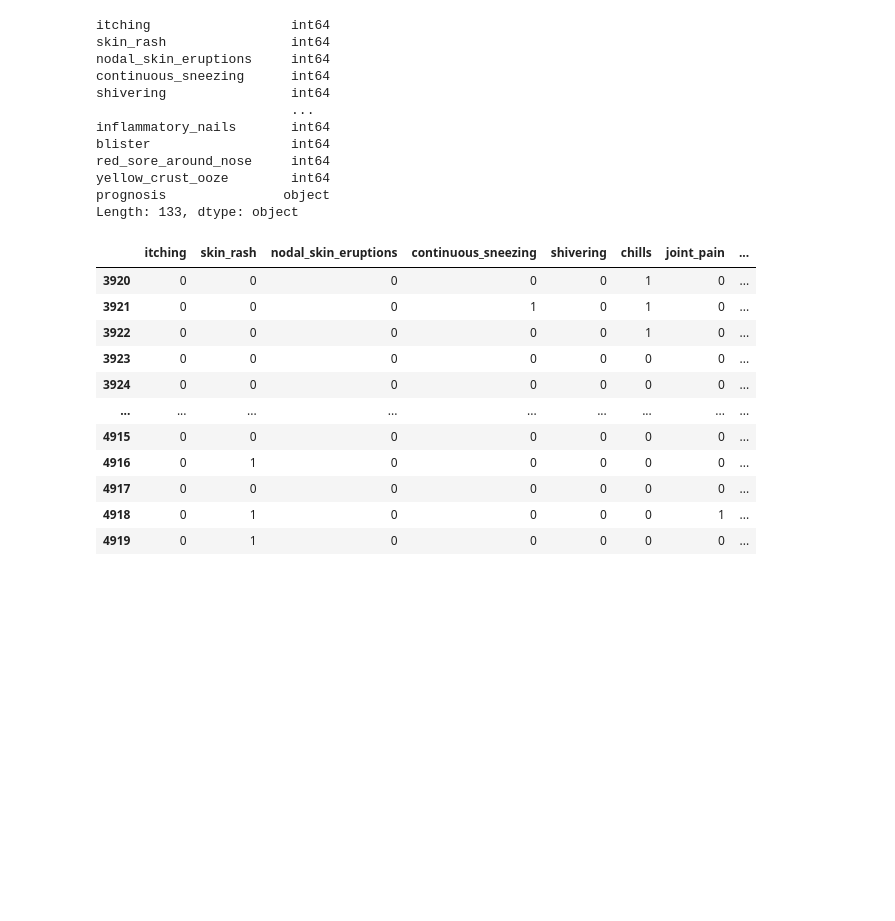
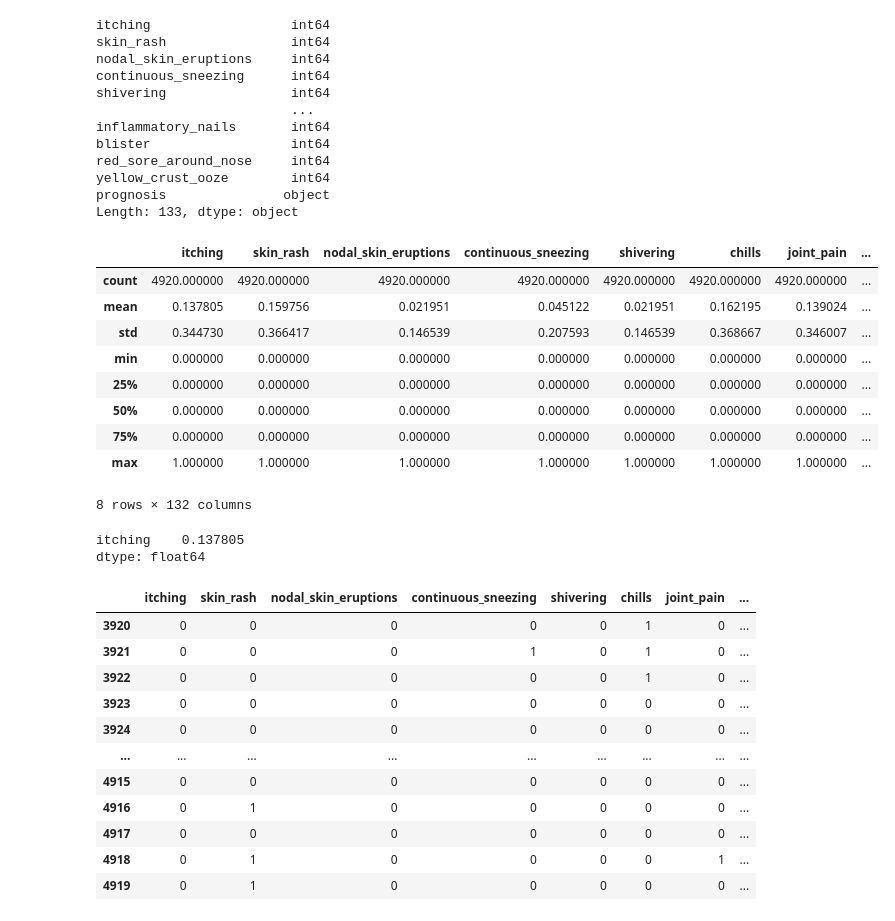
Before and after one commit to ApexPlayground/Final_Project, a Jupyter notebook: Health Assistant.ipynb, the cells around one changed output. Drawn from its saved outputs; the diff is of its cells as text; code cells hidden in the pictures; blank space fills up the shorter version.

```diff
--- a/Health Assistant.ipynb
+++ b/Health Assistant.ipynb
@@ -42,6 +42,24 @@ red_sore_around_nose     int64
 yellow_crust_ooze        int64
 prognosis               object
 Length: 133, dtype: object
+# %%
+data.describe()
+# %% [output]
+|  | itching | skin_rash | nodal_skin_eruptions | continuous_sneezing | shivering | chills | joint_pain | ... |
+| count | 4920.000000 | 4920.000000 | 4920.000000 | 4920.000000 | 4920.000000 | 4920.000000 | 4920.000000 | ... |
+| mean | 0.137805 | 0.159756 | 0.021951 | 0.045122 | 0.021951 | 0.162195 | 0.139024 | ... |
+| std | 0.344730 | 0.366417 | 0.146539 | 0.207593 | 0.146539 | 0.368667 | 0.346007 | ... |
+| min | 0.000000 | 0.000000 | 0.000000 | 0.000000 | 0.000000 | 0.000000 | 0.000000 | ... |
+| 25% | 0.000000 | 0.000000 | 0.000000 | 0.000000 | 0.000000 | 0.000000 | 0.000000 | ... |
+| 50% | 0.000000 | 0.000000 | 0.000000 | 0.000000 | 0.000000 | 0.000000 | 0.000000 | ... |
+| 75% | 0.000000 | 0.000000 | 0.000000 | 0.000000 | 0.000000 | 0.000000 | 0.000000 | ... |
+| max | 1.000000 | 1.000000 | 1.000000 | 1.000000 | 1.000000 | 1.000000 | 1.000000 | ... |
+8 rows × 132 columns
+# %%
+data[['itching']].mean()
+# %% [output]
+itching    0.137805
+dtype: float64
 # %%
 data.tail(1000)
 # %% [output]
```
Also changed, not shown: 5 other files.
